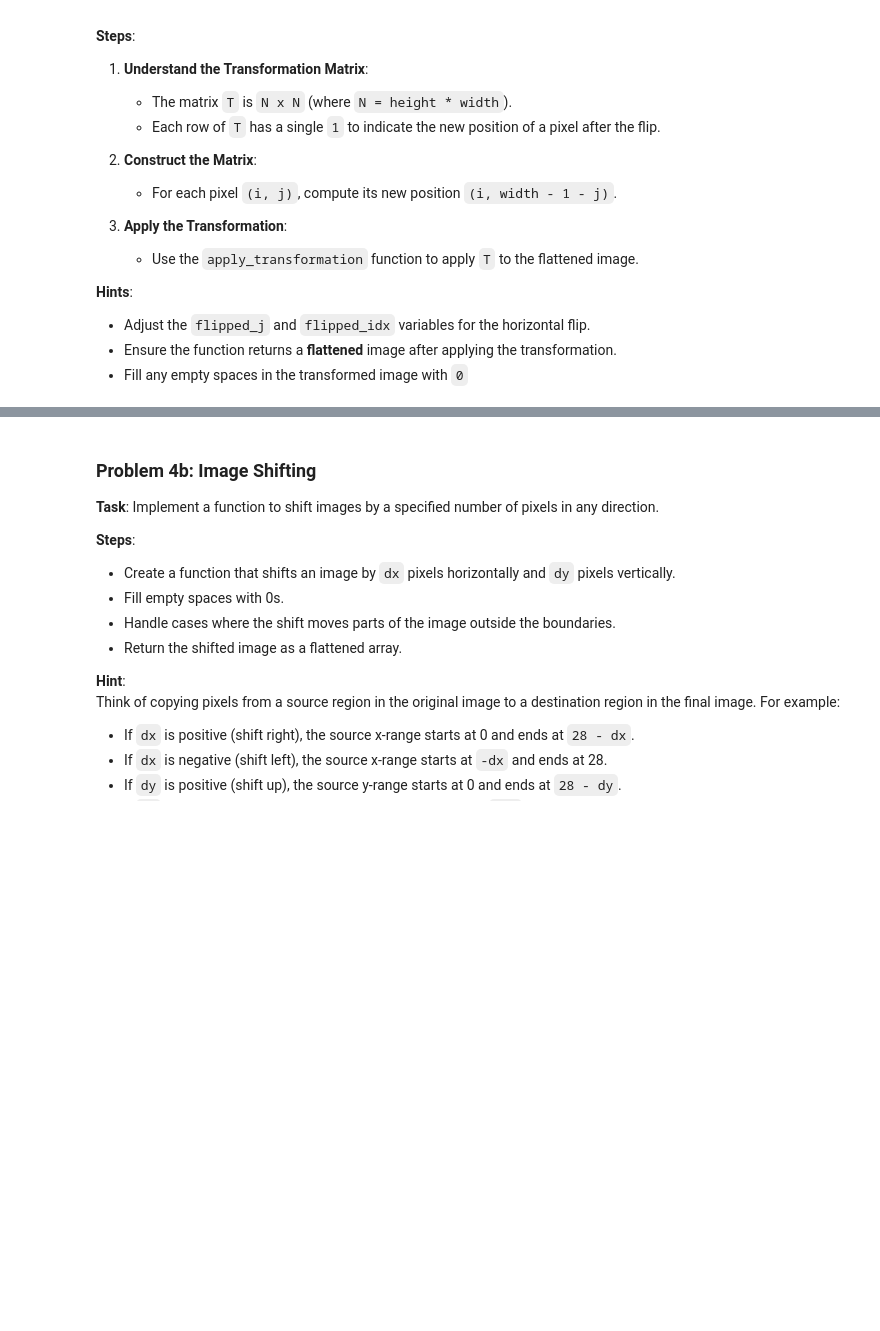
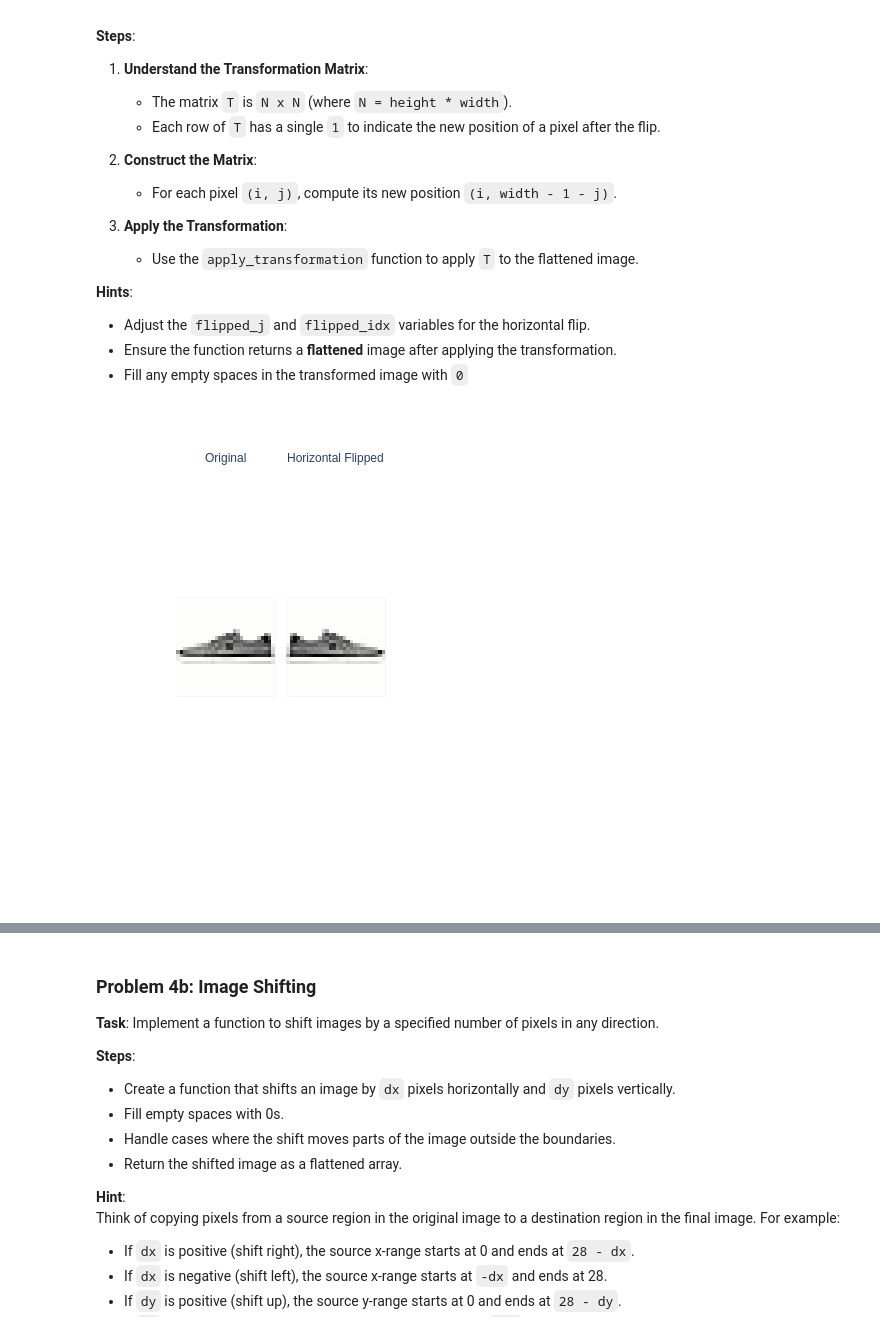
Before and after one commit to chenxixianming/fa25-student, a Jupyter notebook: hw/hw1/fashion_pt_1.ipynb, the cells around one changed output, grey strips where cells are left out. Saved outputs shown, nothing was run; the diff lists cells and outputs as text; code cells hidden in the pictures; blank space fills up the shorter version.

```diff
--- a/hw/hw1/fashion_pt_1.ipynb
+++ b/hw/hw1/fashion_pt_1.ipynb
@@ -1072,20 +1094,27 @@ Now, let's implement a horizontal flip transformation using a matrix. A horizont
 # %%
 def create_horizontal_flip_matrix(height=28, width=28):
     """
     Returns a (height*width, height*width) matrix that horizontally flips an image
     when applied to its flattened vector. Values are 0 or 1.
     """
     N = height * width
     T = np.zeros((N, N), dtype=int)
-    ...
+    for i in range(height):
+      for j in range(width):
+        original_idx = i * width + j
+        flipped_j = width - 1 - j
+        new_idx = i * width + flipped_j
+        T[new_idx, original_idx] = 1
     return T
 
 def horizontal_flip(image):
     T_flip = create_horizontal_flip_matrix()
     return apply_transformation(image, T_flip)
 
 flipped_image = horizontal_flip(test_image)
 
 show_images(np.stack([test_image, flipped_image]), labels=['Original', 'Horizontal Flipped'], reshape=True)
+# %% [output]
+[figure, added]
 # %%
 grader.check("q4a")
```
Also changed, not shown: parts of 16 cells of this notebook.
